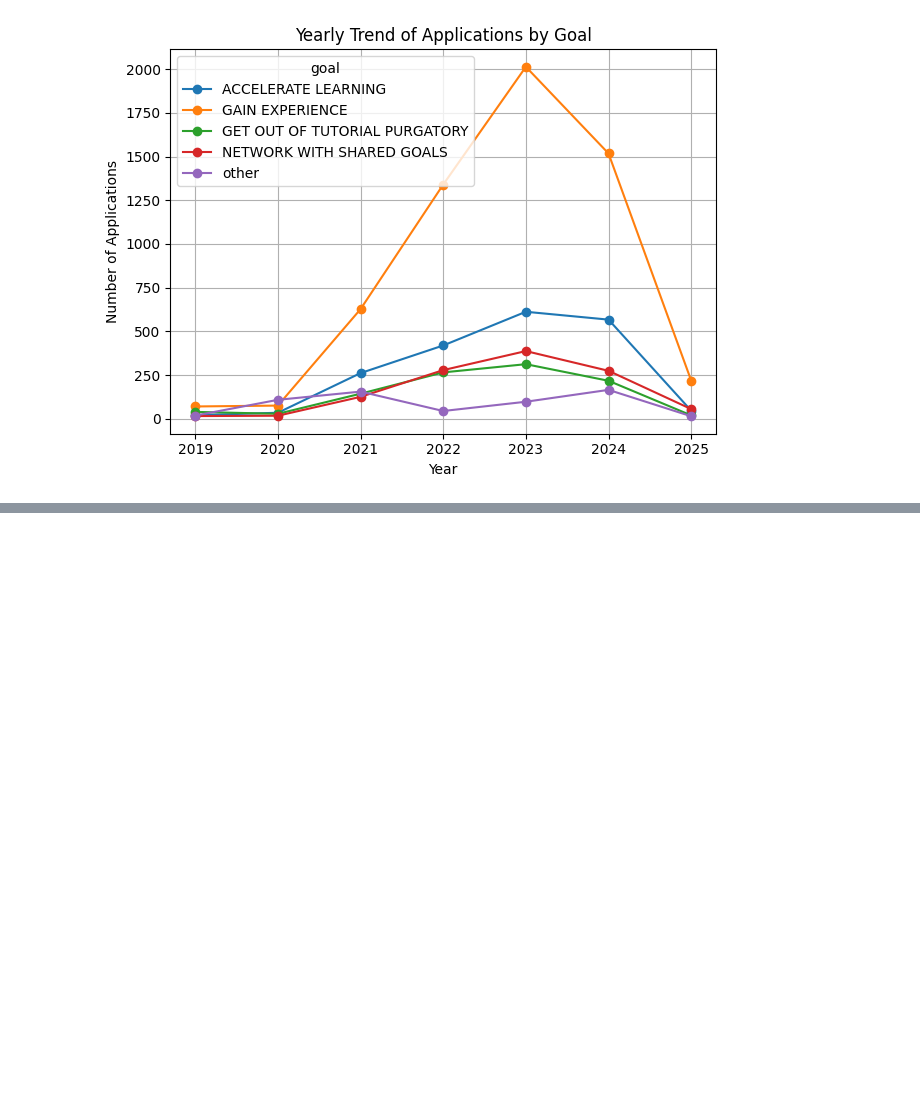
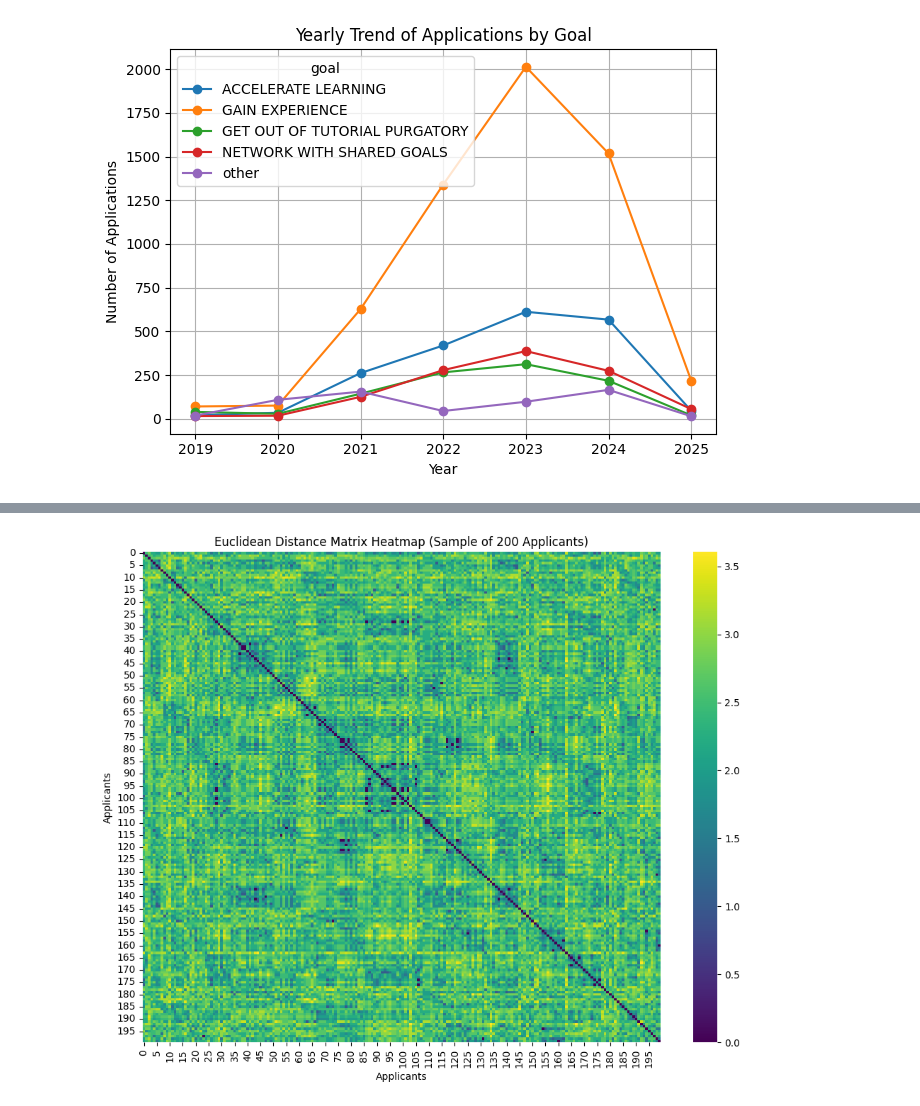
Before and after one commit to roziii/chingu_segment_analysis, a Jupyter notebook: application_voyage_list_merge.ipynb, the cells around one changed output, grey strips where cells are left out. Drawn from its saved outputs; the diff is of its cells as text; code cells hidden in the pictures; blank space fills up the shorter version.

```diff
--- a/application_voyage_list_merge.ipynb
+++ b/application_voyage_list_merge.ipynb
@@ -329,0 +361,83 @@ plt.show()
+# %%
+from sklearn.model_selection import train_test_split, cross_val_score
+from sklearn.linear_model import RidgeCV
+from sklearn.preprocessing import StandardScaler, OneHotEncoder
+from sklearn.compose import ColumnTransformer
+from sklearn.pipeline import Pipeline
+from sklearn.metrics import classification_report, confusion_matrix, roc_curve, auc
+from scipy.spatial import distance
+from sklearn.decomposition import PCA
+from category_encoders import BinaryEncoder
+
+
+# Feature Engineering
+# df_expanded_applications['updated_voyage_start_date'] = pd.to_datetime(df_expanded_applications['updated_voyage_start_date'], errors='coerce')
+# df_expanded_applications['will_join_voyage'] = df_expanded_applications['updated_voyage_start_date'].notna().astype(int)
+
+# Filter relevant features
+features = [
+    'voyage_role', 'gender', 'goal', 'source',
+    'subscription_status', 'application_age_in_days', 'application_day_of_week'
+]
+df_expanded_applications = df_expanded_applications[features + ['will_join_voyage']].dropna()
+
+X = df_expanded_applications[features]
+y = df_expanded_applications['will_join_voyage']
+
+# Preprocessing
+categorical = ['voyage_role', 'gender', 'goal', 'source','subscription_status', 'application_day_of_week']
+numerical = ['application_age_in_days']
+
+preprocessor = ColumnTransformer([
+    ('cat', BinaryEncoder(handle_unknown='ignore'), categorical),
+    ('num', StandardScaler(), numerical)
+])
+
+# Fit preprocessing on full dataset for clustering insight
+X_processed = preprocessor.fit_transform(X)
+
+# Compute distance matrix for clustering-based grouping
+sample_size = 200
+X_sample = X_processed[:sample_size].toarray() if hasattr(X_processed[:sample_size], 'toarray') else X_processed[:sample_size]
+distance_matrix = distance.cdist(X_sample, X_sample, metric='euclidean')
+
+# Heatmap of distance matrix
+plt.figure(figsize=(10, 8))
+sns.heatmap(distance_matrix, cmap='viridis')
+plt.title("Euclidean Distance Matrix Heatmap (Sample of 200 Applicants)")
+plt.xlabel("Applicants")
+plt.ylabel("Applicants")
+plt.tight_layout()
+plt.show()
+
+# Split dataset: Interapolation (60%), Extrapolation (20%)
+X_intera, X_extra, y_intera, y_extra = train_test_split(X, y, test_size=0.2, stratify=y, random_state=42)
+# Split dataset: train (75%), test (15%)
+X_train, X_test, y_train, y_test = train_test_split(X_intera, y_intera, test_size=0.25, stratify=y_intera, random_state=42)
+
+# Ridge Regression with Cross-Validation
+ridge = RidgeCV(alphas=np.logspace(-3, 3, 7), cv=5)
+model = Pipeline(steps=[
+    ('preprocessor', preprocessor),
+    ('ridge', ridge)
+])
+
+# Cross-validation on training set
+cv_scores = cross_val_score(model, X_train, y_train, cv=5, scoring='accuracy')
+print("\nCross-Validation Accuracy Scores:", cv_scores)
+print("Mean CV Accuracy:", np.mean(cv_scores))
+
+# Train final model on Train set
+model.fit(X_train, y_train)
+
+# Evaluate on Test set
+y_test_pred = model.predict(X_test) > 0.5
+print("\nClassification Report (Test):")
+print(classification_report(y_test, y_test_pred))
+
+# Evaluate on Extrapolation set
+y_extra_pred = model.predict(X_extra) > 0.5
+print("\nClassification Report (Extrapolation):")
+print(classification_report(y_extra , y_extra_pred))
+# %% [output]
+[figure, added]
```
Also changed, not shown: parts of 3 cells of this notebook.
